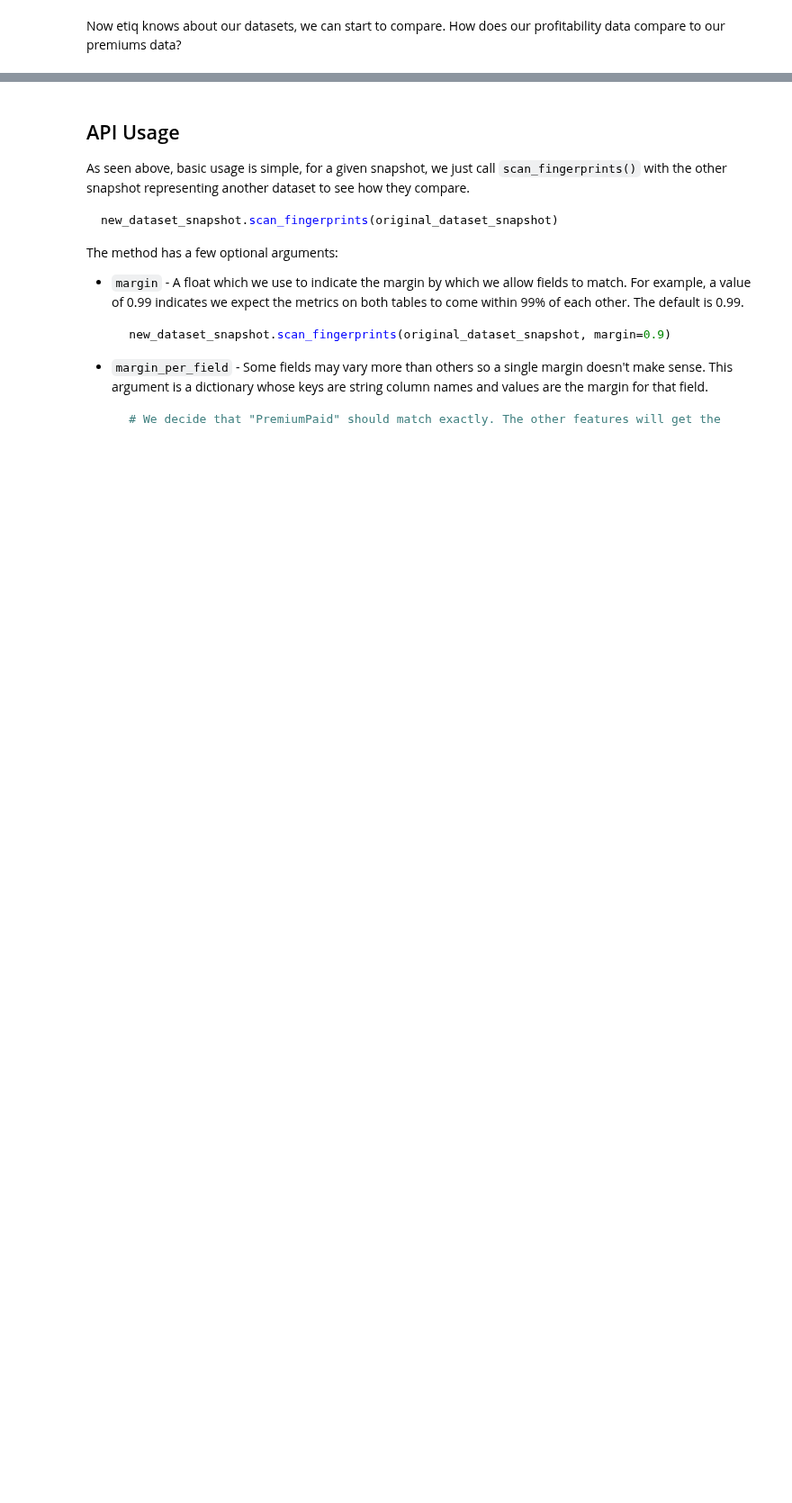
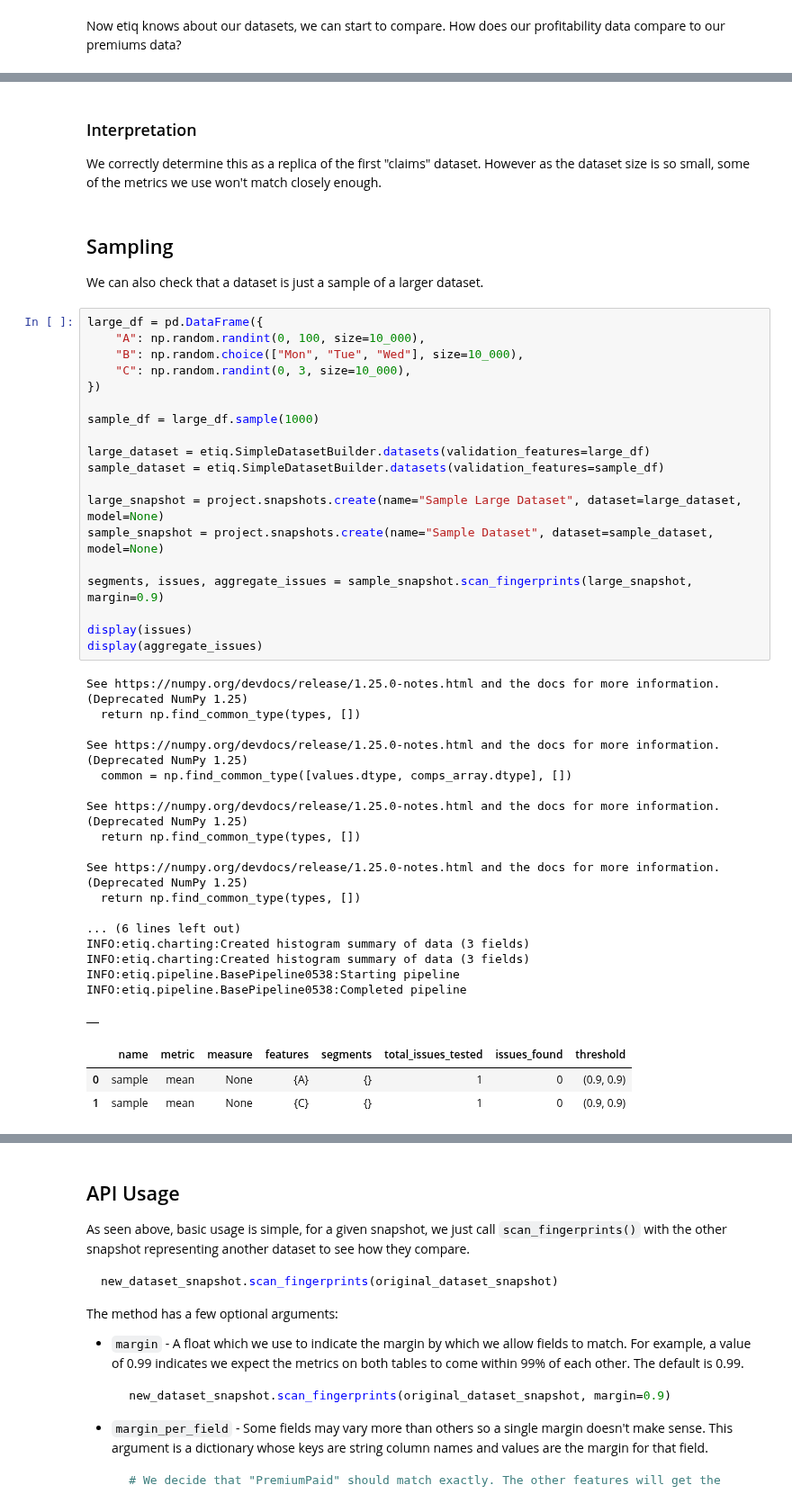
Before and after one commit to ETIQ-AI/ml-testing, a Jupyter notebook: Scans by type/Fingerprint/fingerprinting.ipynb, the cells around one changed output, grey strips where cells are left out. Shown at 90% size. Cells and saved outputs as stored; diff of their text form; blank space fills up the shorter version.

```diff
--- a/Scans by type/Fingerprint/fingerprinting.ipynb
+++ b/Scans by type/Fingerprint/fingerprinting.ipynb
@@ -181,0 +255,49 @@ There are 4 different types of data relationship we detect:
+# %% [markdown]
+### Interpretation
+
+We correctly determine this as a replica of the first "claims" dataset. However as the dataset size is so small, some of the metrics we use won't match closely enough.
+# %% [markdown]
+## Sampling
+
+We can also check that a dataset is just a sample of a larger dataset.
+# %%
+large_df = pd.DataFrame({
+    "A": np.random.randint(0, 100, size=10_000),
+    "B": np.random.choice(["Mon", "Tue", "Wed"], size=10_000),
+    "C": np.random.randint(0, 3, size=10_000),
+})
+
+sample_df = large_df.sample(1000)
+
+large_dataset = etiq.SimpleDatasetBuilder.datasets(validation_features=large_df)
+sample_dataset = etiq.SimpleDatasetBuilder.datasets(validation_features=sample_df)
+
+large_snapshot = project.snapshots.create(name="Sample Large Dataset", dataset=large_dataset, model=None)
+sample_snapshot = project.snapshots.create(name="Sample Dataset", dataset=sample_dataset, model=None)
+
+segments, issues, aggregate_issues = sample_snapshot.scan_fingerprints(large_snapshot, margin=0.9)
+
+display(issues)
+display(aggregate_issues)
+# %% [output]
+See https://numpy.org/devdocs/release/1.25.0-notes.html and the docs for more information.  (Deprecated NumPy 1.25)
+  return np.find_common_type(types, [])
+
+See https://numpy.org/devdocs/release/1.25.0-notes.html and the docs for more information.  (Deprecated NumPy 1.25)
+  common = np.find_common_type([values.dtype, comps_array.dtype], [])
+
+See https://numpy.org/devdocs/release/1.25.0-notes.html and the docs for more information.  (Deprecated NumPy 1.25)
+  return np.find_common_type(types, [])
+
+See https://numpy.org/devdocs/release/1.25.0-notes.html and the docs for more information.  (Deprecated NumPy 1.25)
+  return np.find_common_type(types, [])
+
+... (6 lines left out)
+INFO:etiq.charting:Created histogram summary of data (3 fields)
+INFO:etiq.charting:Created histogram summary of data (3 fields)
+INFO:etiq.pipeline.BasePipeline0538:Starting pipeline
+INFO:etiq.pipeline.BasePipeline0538:Completed pipeline
+|  |
+|  | name | metric | measure | features | segments | total_issues_tested | issues_found | threshold |
+| 0 | sample | mean | None | {A} | {} | 1 | 0 | (0.9, 0.9) |
+| 1 | sample | mean | None | {C} | {} | 1 | 0 | (0.9, 0.9) |
```
Also changed, not shown: parts of 14 cells of this notebook.
